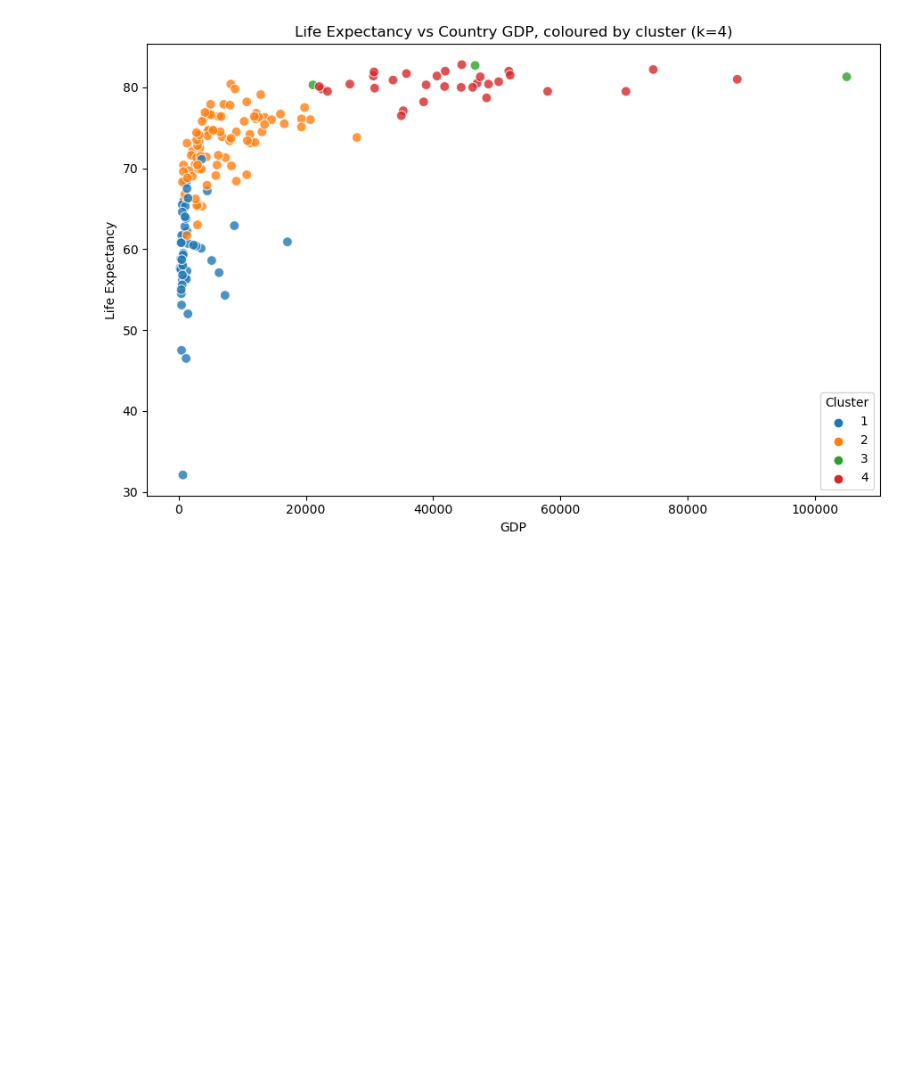
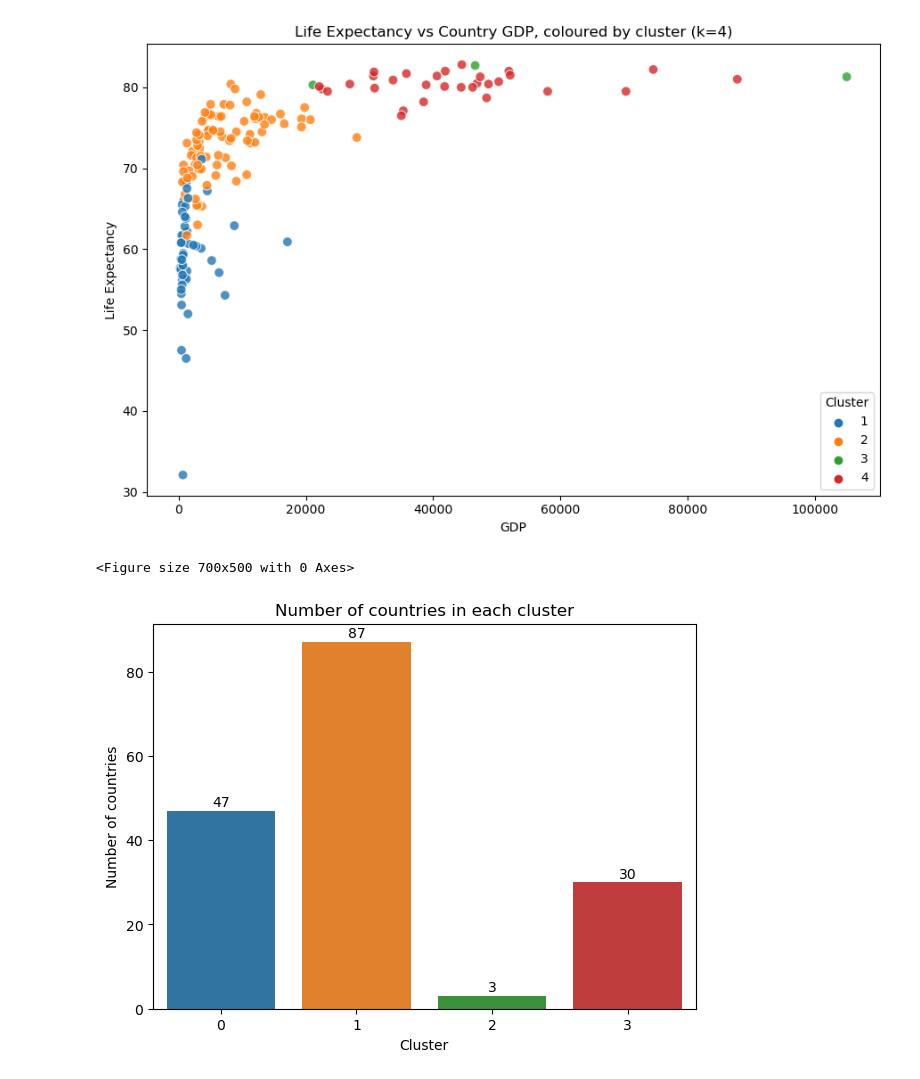
Before and after one commit to LudicrusTwrtle/Unsupervised_ML_Coursework, a Jupyter notebook: Assignment 1/assignment_1.ipynb, the cells around one changed output. Drawn from its saved outputs; the diff is of its cells as text; code cells hidden in the pictures; blank space fills up the shorter version.

Commit message:
Added the histogram and printed the countries in each cluster

```diff
--- a/Assignment 1/assignment_1.ipynb
+++ b/Assignment 1/assignment_1.ipynb
@@ -254,3 +254,15 @@ plt.show()
 # %% [output]
 [figure]
 [figure]
+# %%
+plt.figure(figsize=(7, 5))
+sns.countplot(data=df_clustered, x="cluster", palette="tab10")
+plt.title("Number of countries in each cluster")
+plt.xlabel("Cluster")
+plt.ylabel("Number of countries")
+for i, count in df_clustered["cluster"].value_counts().sort_index().items():
+    plt.text(i, count + 1, str(count), ha="center")
+plt.show()
+# %% [output]
+<Figure size 700x500 with 0 Axes>
+[figure, added]
```
Also changed, not shown: parts of 1 cell of this notebook.
